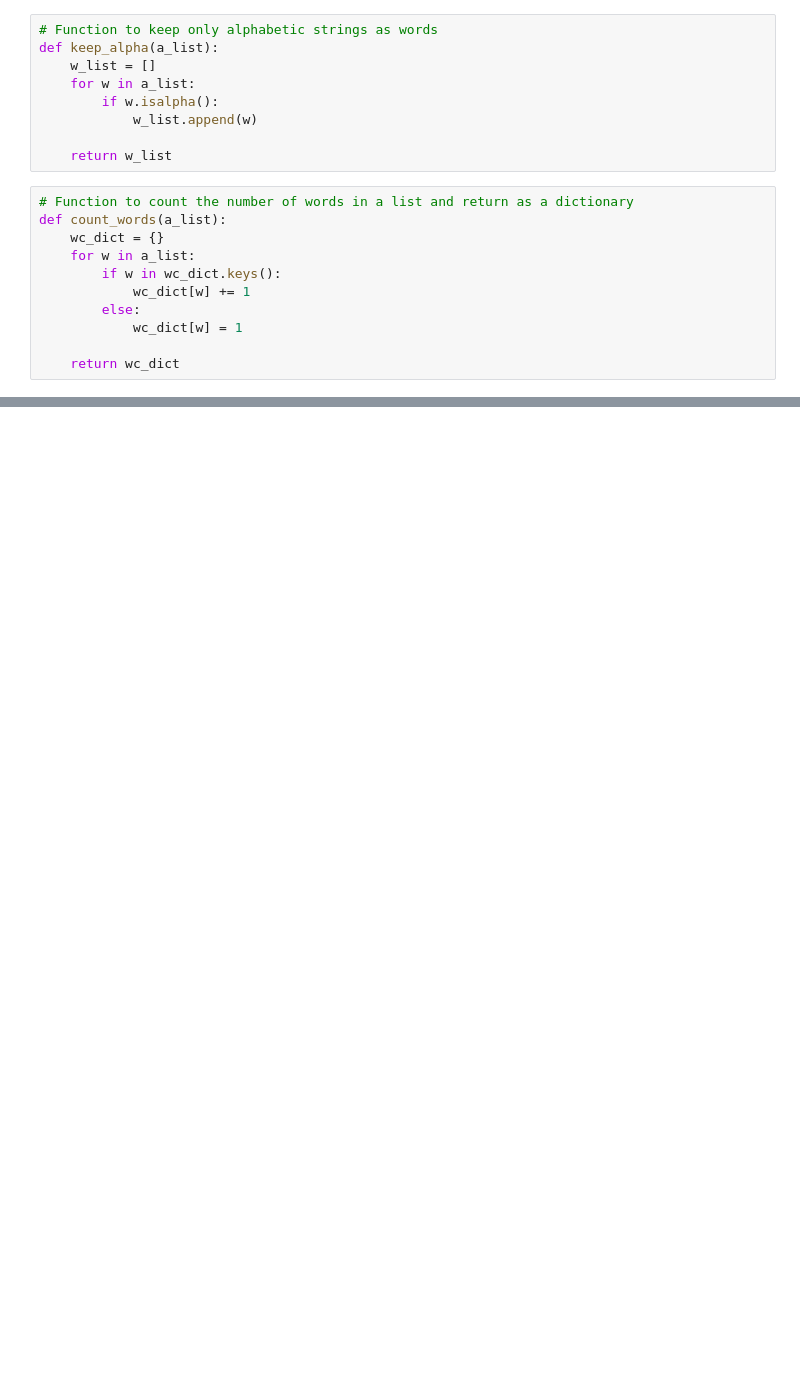
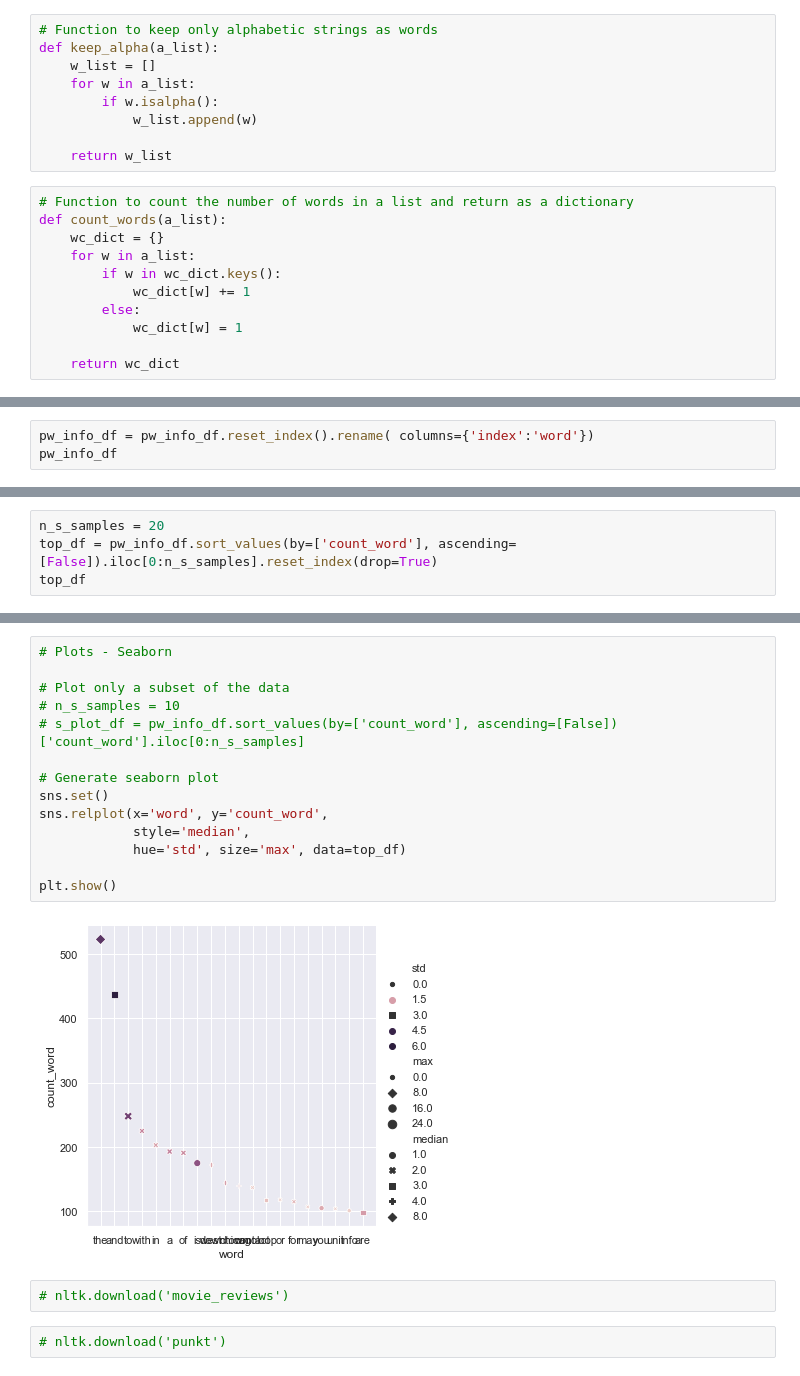
Before and after one commit to daddyjab/Craigslist, a Jupyter notebook: Craigslist Exploration.ipynb, the cells around one changed output, grey strips where cells are left out. Drawn from its saved outputs; the diff is of its cells as text; blank space fills up the shorter version.

```diff
--- a/Craigslist Exploration.ipynb
+++ b/Craigslist Exploration.ipynb
@@ -510,0 +521,3 @@ b_retval = ax3.boxplot(pw_info_df['%_of_samples'], notch=True)
+# %%
+pw_info_df = pw_info_df.reset_index().rename( columns={'index':'word'})
+pw_info_df
@@ -510,0 +554,4 @@ b_retval = ax3.boxplot(pw_info_df['%_of_samples'], notch=True)
+# %%
+n_s_samples = 20
+top_df = pw_info_df.sort_values(by=['count_word'], ascending=[False]).iloc[0:n_s_samples].reset_index(drop=True)
+top_df
@@ -510,0 +576,20 @@ b_retval = ax3.boxplot(pw_info_df['%_of_samples'], notch=True)
+# %%
+# Plots - Seaborn
+
+# Plot only a subset of the data
+# n_s_samples = 10
+# s_plot_df = pw_info_df.sort_values(by=['count_word'], ascending=[False])['count_word'].iloc[0:n_s_samples]
+
+# Generate seaborn plot
+sns.set()
+sns.relplot(x='word', y='count_word',
+            style='median',
+            hue='std', size='max', data=top_df)
+
+plt.show()
+# %% [output]
+[figure, added]
+# %%
+# nltk.download('movie_reviews')
+# %%
+# nltk.download('punkt')
```
Also changed, not shown: parts of 30 cells of this notebook.
